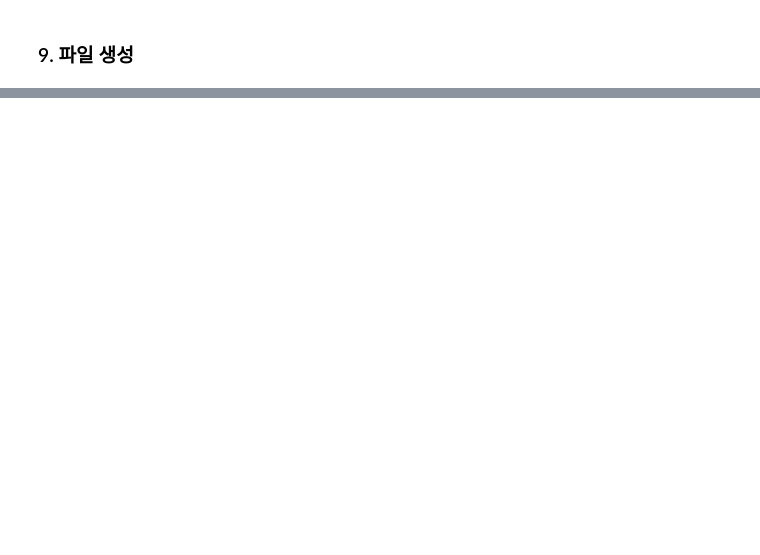
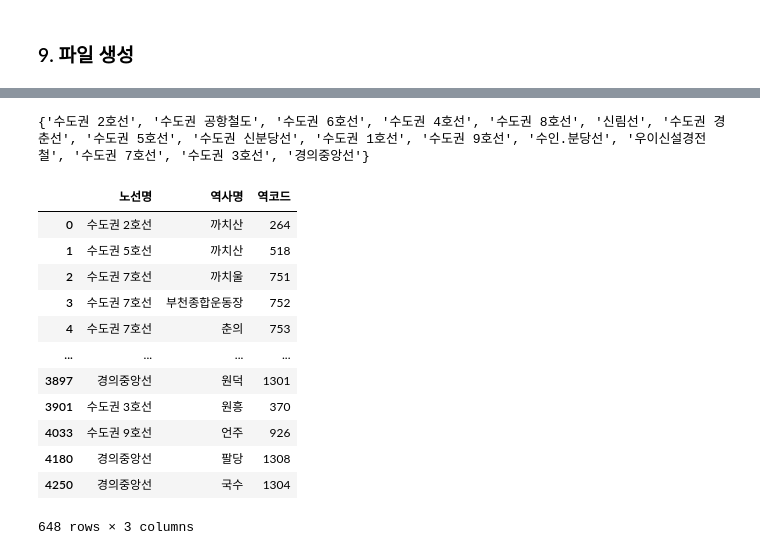
Before and after one commit to 23-1-CauCapstone-Team3/DataPreprocessing, a Jupyter notebook: train/station.ipynb, the cells around one changed output, grey strips where cells are left out. Cells and saved outputs as stored; diff of their text form; code cells hidden in the pictures; blank space fills up the shorter version.

```diff
--- a/train/station.ipynb
+++ b/train/station.ipynb
@@ -1909,0 +1185,40 @@ station_result.to_csv("result_train_station.csv")
+# %%
+stations_odsay = stations_odsay[stations_odsay["노선명"].str.slice(
+    start=0, stop=2) != "부산"]
+stations_odsay = stations_odsay[stations_odsay["노선명"].str.slice(
+    start=0, stop=2) != "대구"]
+stations_odsay = stations_odsay[stations_odsay["노선명"].str.slice(
+    start=0, stop=2) != "광주"]
+stations_odsay = stations_odsay[stations_odsay["노선명"].str.slice(
+    start=0, stop=2) != "인천"]
+stations_odsay = stations_odsay[stations_odsay["노선명"].str.slice(
+    start=0, stop=2) != "대전"]
+stations_odsay = stations_odsay[stations_odsay["노선명"] != "수도권 서해선(소사-원시)"]
+stations_odsay = stations_odsay[stations_odsay["노선명"] != "수도권 에버라인"]
+stations_odsay = stations_odsay[stations_odsay["노선명"] != "김포골드라인"]
+stations_odsay = stations_odsay[stations_odsay["노선명"] != "동해선"]
+stations_odsay = stations_odsay[stations_odsay["노선명"] != "수도권 의정부경전철"]
+stations_odsay = stations_odsay[stations_odsay["노선명"] != "수도권 경강선"]
+
+print(set(stations_odsay["노선명"]))
+# %% [output]
+{'수도권 2호선', '수도권 공항철도', '수도권 6호선', '수도권 4호선', '수도권 8호선', '신림선', '수도권 경춘선', '수도권 5호선', '수도권 신분당선', '수도권 1호선', '수도권 9호선', '수인.분당선', '우이신설경전철', '수도권 7호선', '수도권 3호선', '경의중앙선'}
+# %%
+stations_odsay = stations_odsay.drop_duplicates(["노선명", "역사명"])
+stations_odsay
+
+# 딱 필요한 개수만큼의 역코드 얻어냄
+# %% [output]
+|  | 노선명 | 역사명 | 역코드 |
+| 0 | 수도권 2호선 | 까치산 | 264 |
+| 1 | 수도권 5호선 | 까치산 | 518 |
+| 2 | 수도권 7호선 | 까치울 | 751 |
+| 3 | 수도권 7호선 | 부천종합운동장 | 752 |
+| 4 | 수도권 7호선 | 춘의 | 753 |
+| ... | ... | ... | ... |
+| 3897 | 경의중앙선 | 원덕 | 1301 |
+| 3901 | 수도권 3호선 | 원흥 | 370 |
+| 4033 | 수도권 9호선 | 언주 | 926 |
+| 4180 | 경의중앙선 | 팔당 | 1308 |
+| 4250 | 경의중앙선 | 국수 | 1304 |
+648 rows × 3 columns
```
Also changed, not shown: parts of 115 cells of this notebook, 11 other files.
